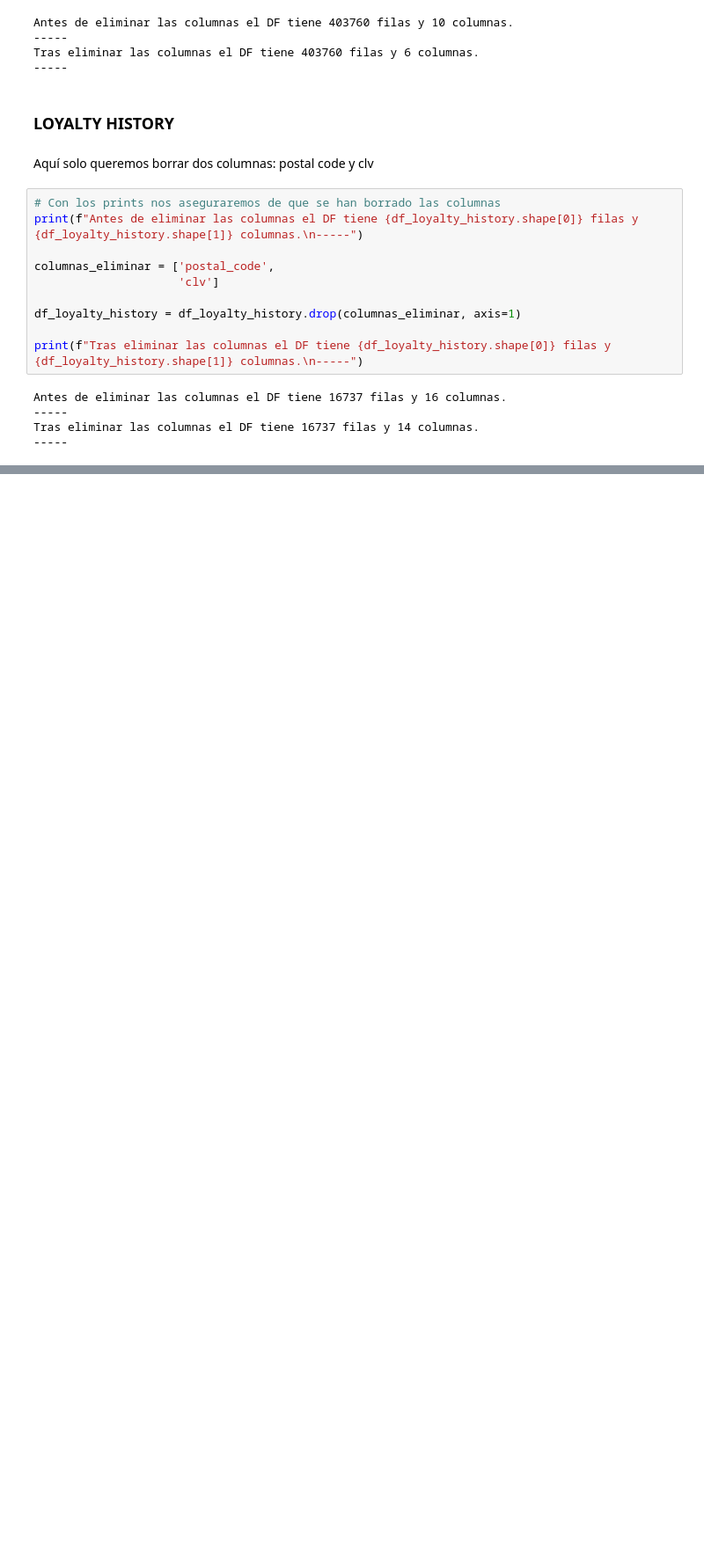
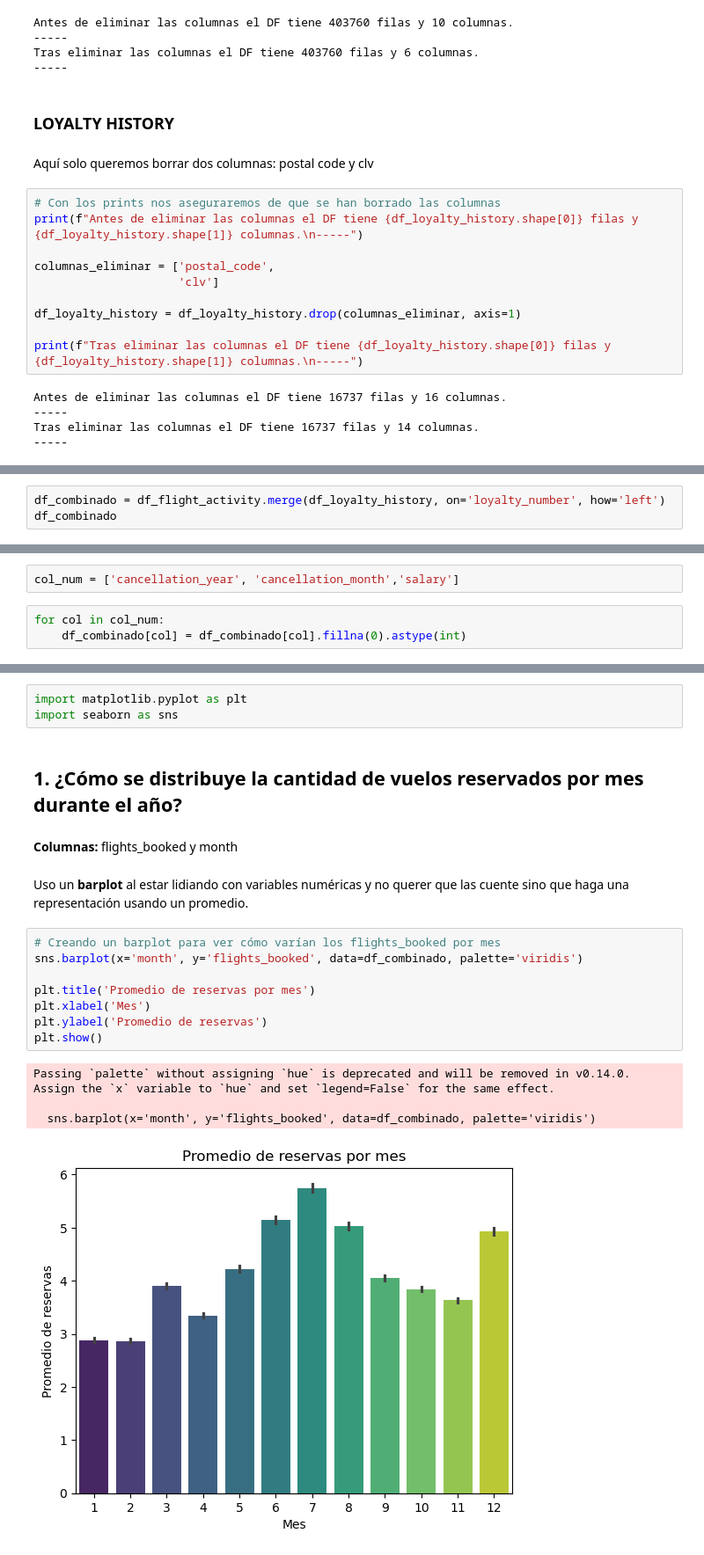
Before and after one commit to Adalab/bda-modulo-3-evaluacion-final-aarcidiac2, a Jupyter notebook: modulo-3-evaluacion-final.ipynb, the cells around one changed output, grey strips where cells are left out. Shown: that part at 88% size. Drawn from its saved outputs; the diff is of its cells as text; blank space fills up the shorter version.

Commit message:
terminando visualizaciones

```diff
--- a/modulo-3-evaluacion-final.ipynb
+++ b/modulo-3-evaluacion-final.ipynb
@@ -349,0 +363,3 @@ Tras eliminar las columnas el DF tiene 16737 filas y 14 columnas.
+# %%
+df_combinado = df_flight_activity.merge(df_loyalty_history, on='loyalty_number', how='left')
+df_combinado
@@ -349,0 +419,5 @@ Tras eliminar las columnas el DF tiene 16737 filas y 14 columnas.
+# %%
+col_num = ['cancellation_year', 'cancellation_month','salary']
+# %%
+for col in col_num:
+    df_combinado[col] = df_combinado[col].fillna(0).astype(int)
@@ -349,0 +444,22 @@ Tras eliminar las columnas el DF tiene 16737 filas y 14 columnas.
+# %%
+import matplotlib.pyplot as plt
+import seaborn as sns
+# %% [markdown]
+## 1. ¿Cómo se distribuye la **cantidad de vuelos reservados** por **mes** durante el año?
+# %% [markdown]
+**Columnas:** flights_booked y month
+# %% [markdown]
+Uso un **barplot** al estar lidiando con variables numéricas y no querer que las cuente sino que haga una representación usando un promedio.
+# %%
+# Creando un barplot para ver cómo varían los flights_booked por mes
+sns.barplot(x='month', y='flights_booked', data=df_combinado, palette='viridis')
+
+plt.title('Promedio de reservas por mes')
+plt.xlabel('Mes')
+plt.ylabel('Promedio de reservas')
+plt.show()
+# %% [output]
+Passing `palette` without assigning `hue` is deprecated and will be removed in v0.14.0. Assign the `x` variable to `hue` and set `legend=False` for the same effect.
+
+  sns.barplot(x='month', y='flights_booked', data=df_combinado, palette='viridis')
+[figure, added]
```
Also changed, not shown: parts of 21 cells of this notebook, 1 other file.
